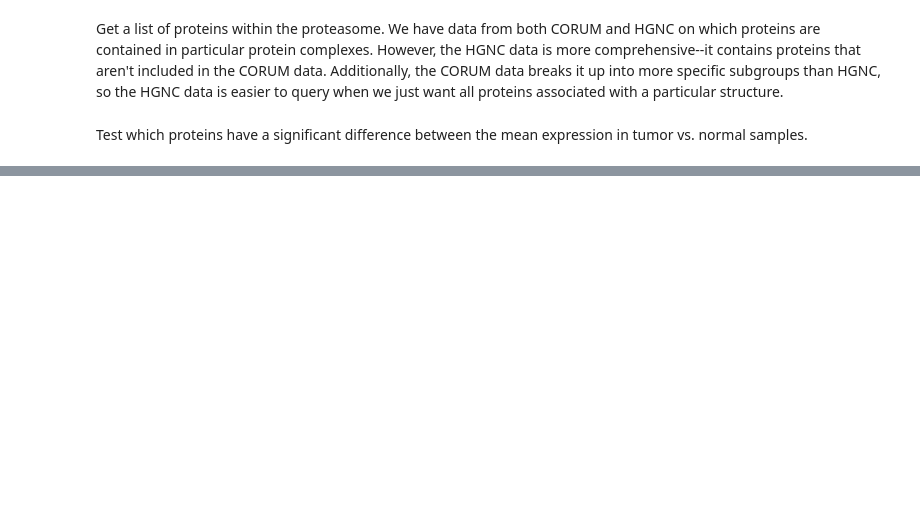
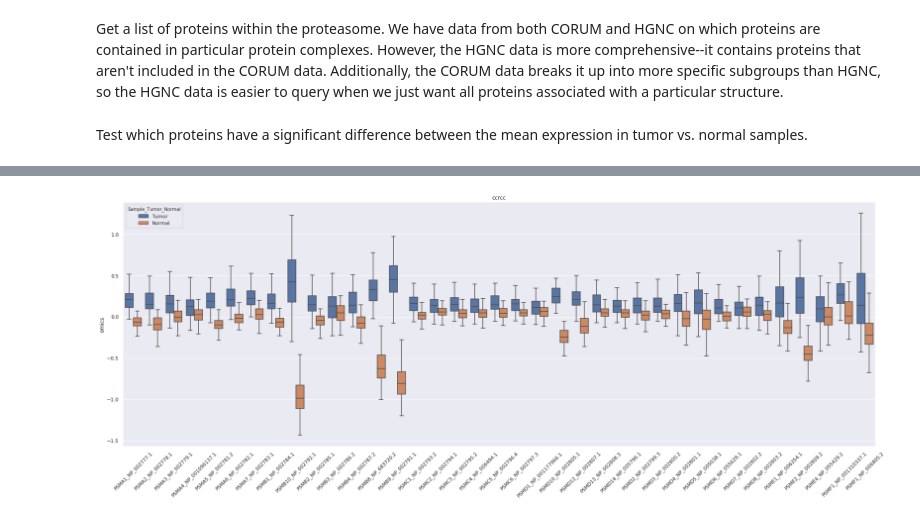
Before and after one commit to PayneLab/ProteinComplexes_2.0, a Jupyter notebook: proteasome_all.ipynb, the cells around one changed output, grey strips where cells are left out. Cells and saved outputs as stored; diff of their text form; code cells hidden in the pictures; blank space fills up the shorter version.

```diff
--- a/proteasome_all.ipynb
+++ b/proteasome_all.ipynb
@@ -83,0 +123,9 @@ ccrcc
+# %%
+pc.boxplot_omics_tumor_normal(
+    dataset=datasets[0],
+    data_type="proteomics",
+    ids=increased["ccrcc"].index,
+    dims=(30, 10)
+)
+# %% [output]
+[figure, added]
```
Also changed, not shown: parts of 5 cells of this notebook, 2 other files.
